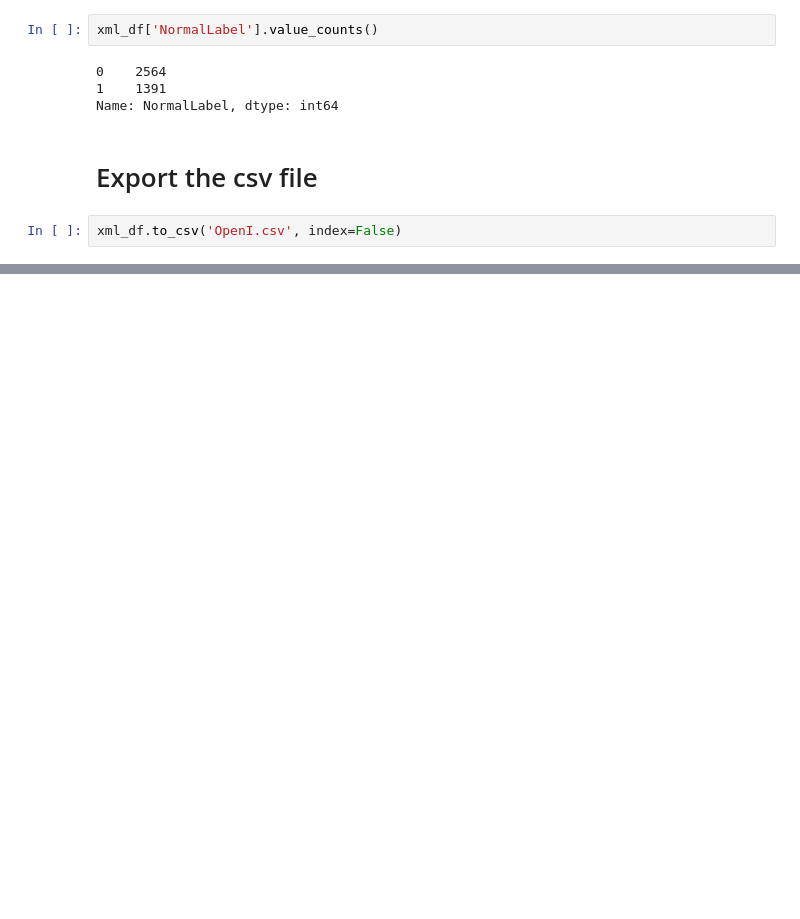
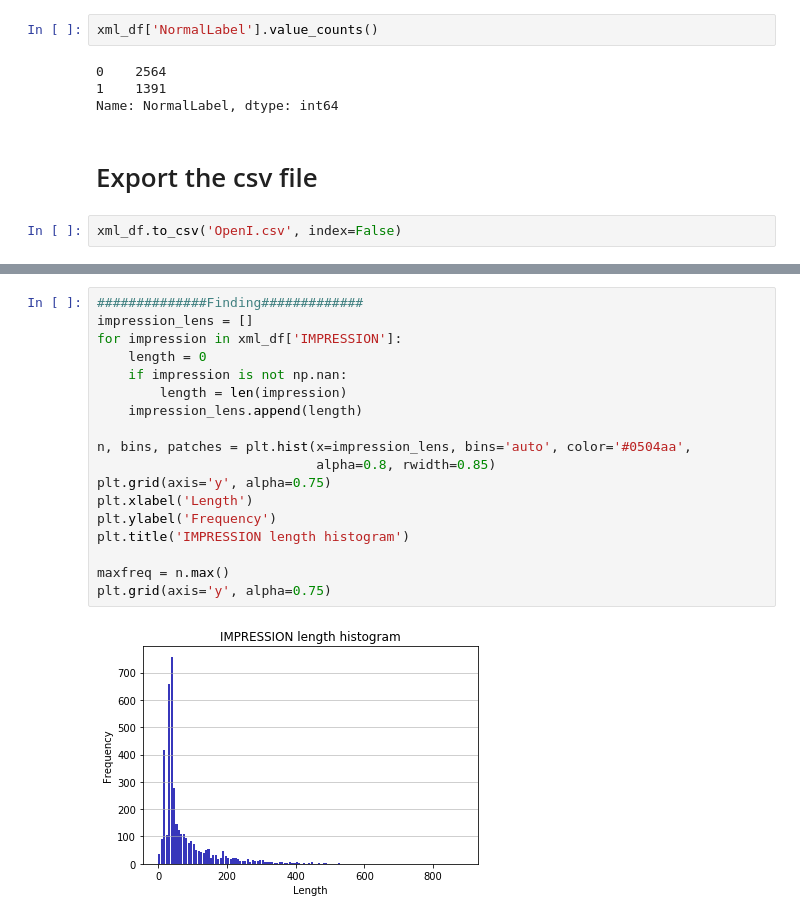
Before and after one commit to fatemerhmi/MTLV, a Jupyter notebook: OpenI_dataset_stats.ipynb, the cells around one changed output, grey strips where cells are left out. Saved outputs shown, nothing was run; the diff lists cells and outputs as text; blank space fills up the shorter version.

```diff
--- a/OpenI_dataset_stats.ipynb
+++ b/OpenI_dataset_stats.ipynb
@@ -163,0 +194,20 @@ xml_df.to_csv('OpenI.csv', index=False)
+# %%
+##############Finding#############
+impression_lens = []
+for impression in xml_df['IMPRESSION']:
+    length = 0
+    if impression is not np.nan:
+        length = len(impression)
+    impression_lens.append(length)
+
+n, bins, patches = plt.hist(x=impression_lens, bins='auto', color='#0504aa',
+                            alpha=0.8, rwidth=0.85)
+plt.grid(axis='y', alpha=0.75)
+plt.xlabel('Length')
+plt.ylabel('Frequency')
+plt.title('IMPRESSION length histogram')
+
+maxfreq = n.max()
+plt.grid(axis='y', alpha=0.75)
+# %% [output]
+[figure, added]
```
Also changed, not shown: parts of 7 cells of this notebook.
